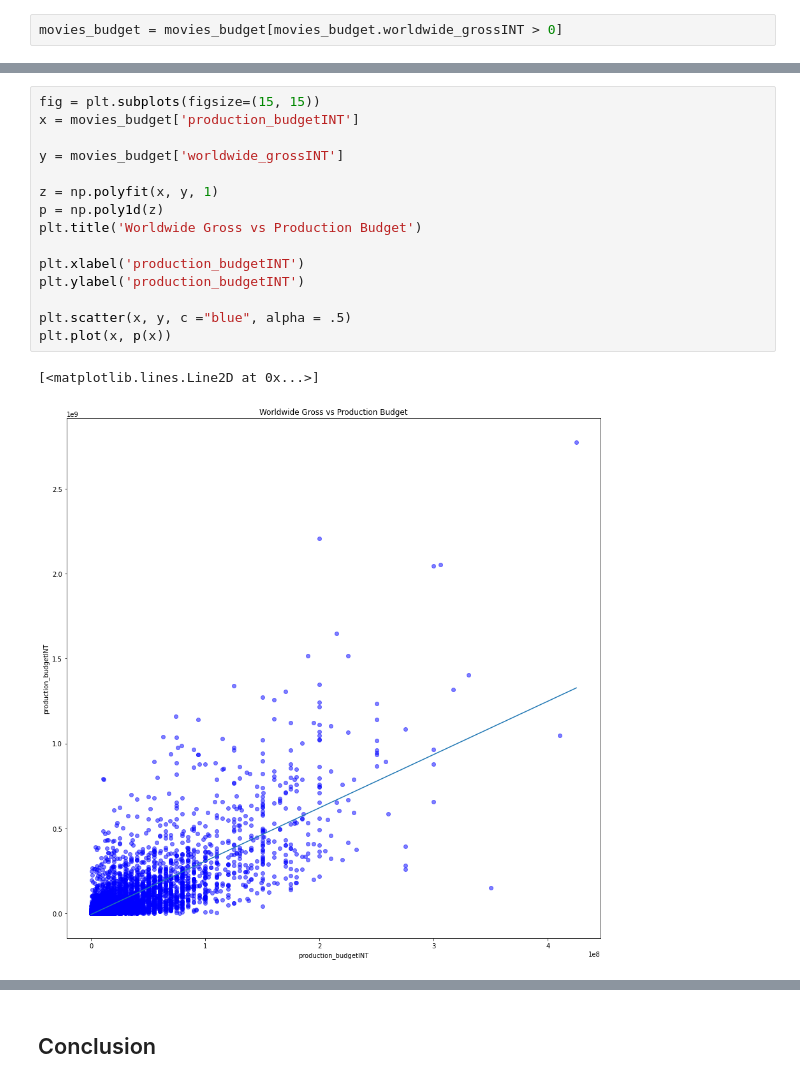
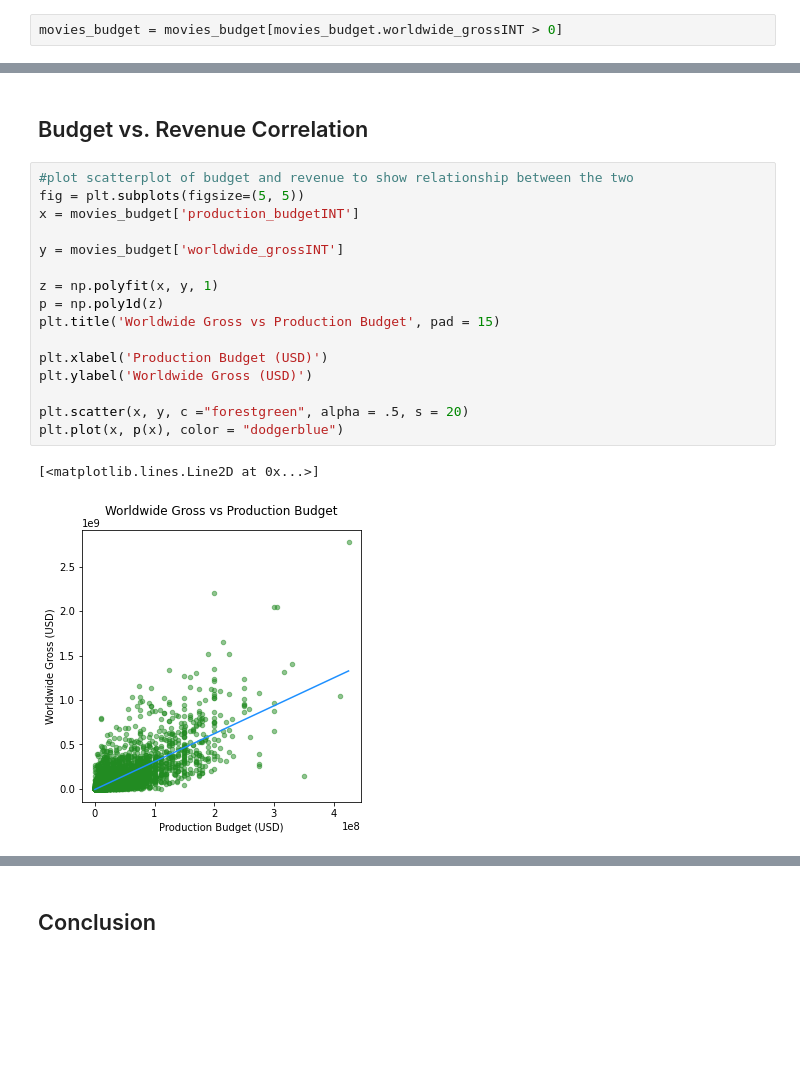
Before and after one commit to tramsay-deloitte/Dollywood, a Jupyter notebook: BudgetRevenue.ipynb, the cells around one changed output, grey strips where cells are left out. Drawn from its saved outputs; the diff is of its cells as text; blank space fills up the shorter version.

Commit message:
Cleaned up and finalized budgetvsrevenue notebook

```diff
--- a/BudgetRevenue.ipynb
+++ b/BudgetRevenue.ipynb
@@ -83,18 +164,21 @@ movies_budget
+# %% [markdown]
+## Budget vs. Revenue Correlation
 # %%
-fig = plt.subplots(figsize=(15, 15))
+#plot scatterplot of budget and revenue to show relationship between the two
+fig = plt.subplots(figsize=(5, 5))
 x = movies_budget['production_budgetINT']
 
 y = movies_budget['worldwide_grossINT']
 
 z = np.polyfit(x, y, 1)
 p = np.poly1d(z)
-plt.title('Worldwide Gross vs Production Budget')
+plt.title('Worldwide Gross vs Production Budget', pad = 15)
 
-plt.xlabel('production_budgetINT')
-plt.ylabel('production_budgetINT')
+plt.xlabel('Production Budget (USD)')
+plt.ylabel('Worldwide Gross (USD)')
 
-plt.scatter(x, y, c ="blue", alpha = .5)
-plt.plot(x, p(x))
+plt.scatter(x, y, c ="forestgreen", alpha = .5, s = 20)
+plt.plot(x, p(x), color = "dodgerblue")
 # %% [output]
 [<matplotlib.lines.Line2D at 0x...>]
-[figure, old version]
+[figure, new version]
```
Also changed, not shown: parts of 33 cells of this notebook.
